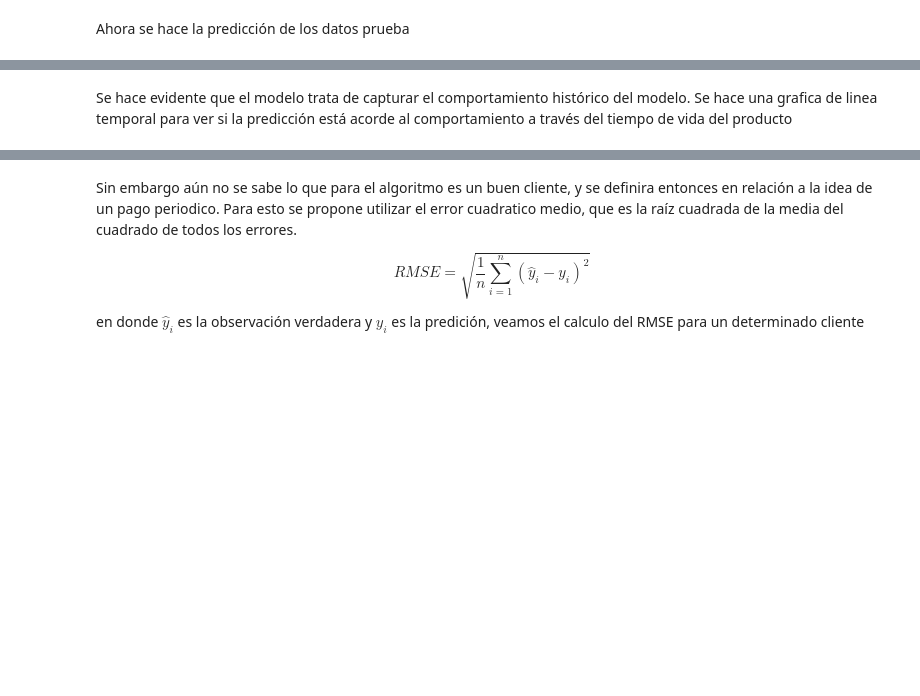
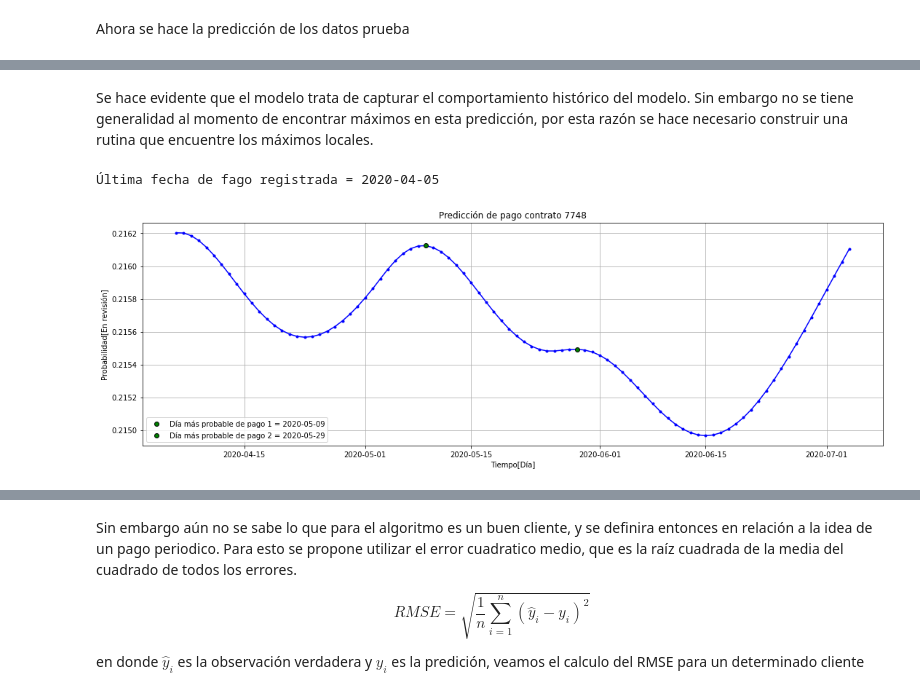
Before and after one commit to jomen93/Cartera, a Jupyter notebook: Exploracion.ipynb, the cells around one changed output, grey strips where cells are left out. Drawn from its saved outputs; the diff is of its cells as text; code cells hidden in the pictures; blank space fills up the shorter version.

Commit message:
add local maximun finder and code to sen mail

```diff
--- a/Exploracion.ipynb
+++ b/Exploracion.ipynb
@@ -314,2 +316,26 @@ print("Última fecha de fago registrada = {}".format(data[data["ID_CONTRATO"]==p
 # %% [markdown]
-Se hace evidente que el modelo trata de capturar el comportamiento histórico del modelo. Se hace una grafica de linea temporal para ver si la predicción está acorde al comportamiento a través del tiempo de vida del producto
+Se hace evidente que el modelo trata de capturar el comportamiento histórico del modelo. Sin embargo no se tiene generalidad al momento de encontrar máximos en esta predicción, por esta razón se hace necesario construir una rutina que encuentre los máximos locales.
+# %%
+fechas = time_product[-test_size:] + timedelta(days=test_size)
+fig, ax = plt.subplots(figsize=(15, 5), constrained_layout=True)
+
+ind_max = argrelextrema(predictions, np.greater)[0]
+
+prefix = "Día más probable de pago {} = "
+prefix_date = [ prefix.format(i+1) for i in range(len(ind_max)) ]
+
+plt.plot(fechas, predictions, "b-")
+plt.plot(fechas, predictions, "b.")
+for i in range(len(ind_max)):
+    plt.plot(fechas[ind_max[i]], predictions[ind_max[i]], "ro",label=prefix_date[i]+ "{}".format(fechas[ind_max[i]].date()),
+        color="k", markerfacecolor="g")
+
+plt.title("Predicción de pago contrato "+str(int(producto_x)))
+plt.xlabel("Tiempo[Día]")
+plt.ylabel("Probabilidad[En revisión]")
+plt.grid(True)
+plt.legend()
+print("Última fecha de fago registrada = {}".format(data[data["ID_CONTRATO"]==producto_x]["FECHA_PAGO"].max().date()))
+# %% [output]
+Última fecha de fago registrada = 2020-04-05
+[figure, added]
```
Also changed, not shown: parts of 17 cells of this notebook.
